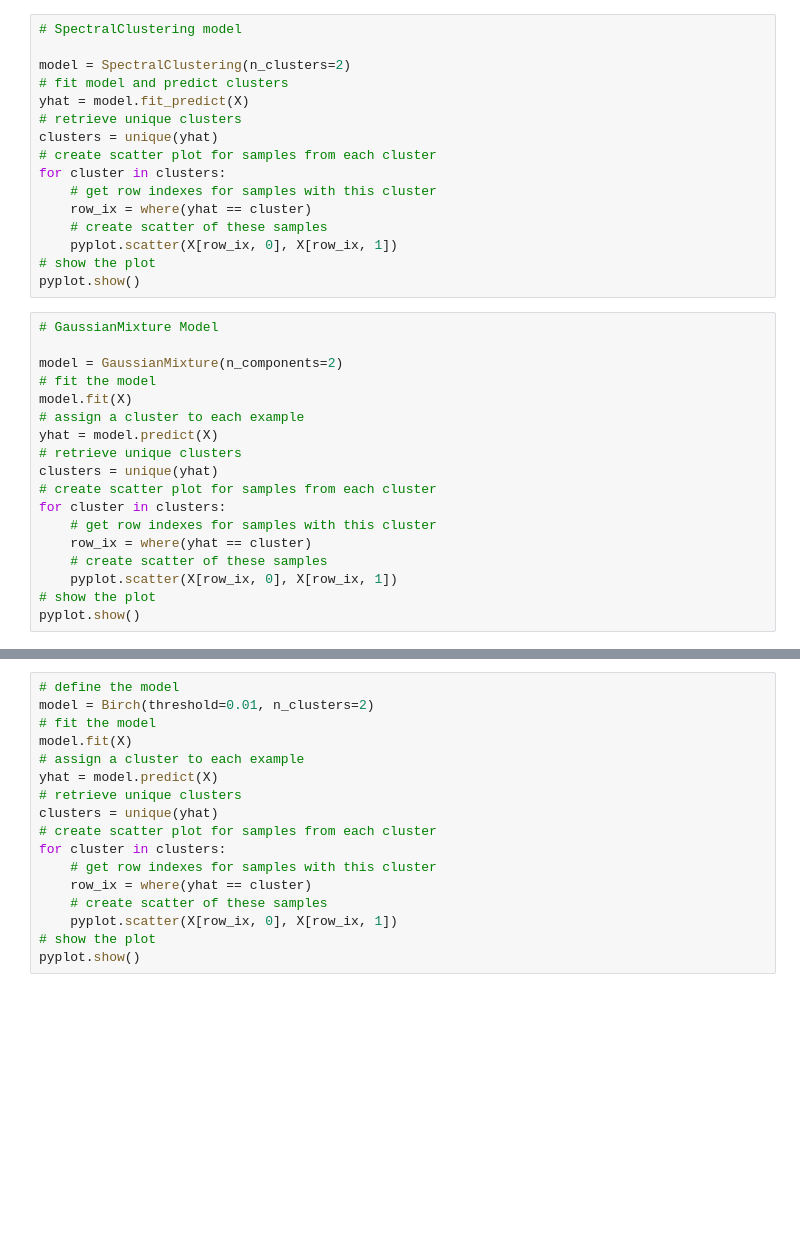
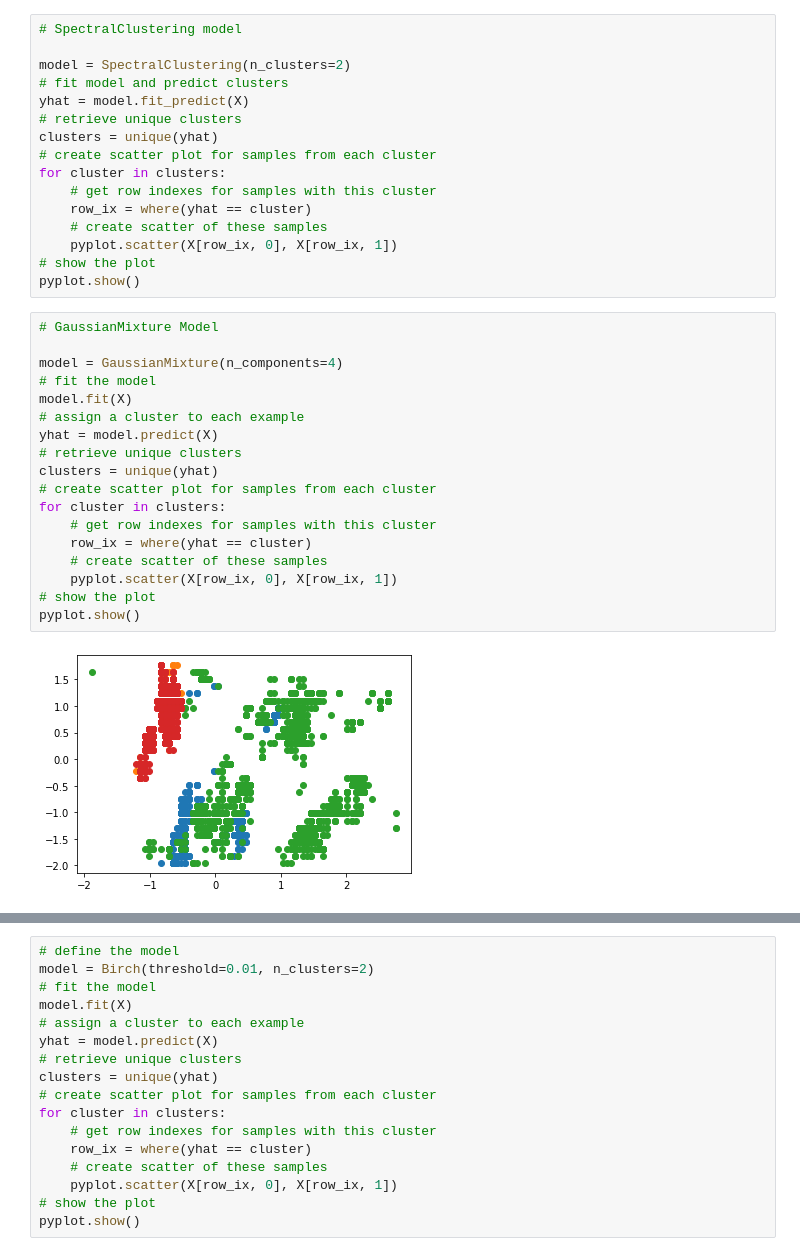
Before and after one commit to coy17a/2020DUCdatathon, a Jupyter notebook: DUC Wells Identification/Clustering_AL1.ipynb, the cells around one changed output, grey strips where cells are left out. Cells and saved outputs as stored; diff of their text form; blank space fills up the shorter version.

```diff
--- a/DUC Wells Identification/Clustering_AL1.ipynb
+++ b/DUC Wells Identification/Clustering_AL1.ipynb
@@ -137,21 +134,23 @@ pyplot.show()
 # %%
 # GaussianMixture Model
 
-model = GaussianMixture(n_components=2)
+model = GaussianMixture(n_components=4)
 # fit the model
 model.fit(X)
 # assign a cluster to each example
 yhat = model.predict(X)
 # retrieve unique clusters
 clusters = unique(yhat)
 # create scatter plot for samples from each cluster
 for cluster in clusters:
 	# get row indexes for samples with this cluster
 	row_ix = where(yhat == cluster)
 	# create scatter of these samples
 	pyplot.scatter(X[row_ix, 0], X[row_ix, 1])
 # show the plot
 pyplot.show()
+# %% [output]
+[figure, added]
 # %%
 # OPTICS Clustering model
 
```
Also changed, not shown: parts of 6 cells of this notebook, 19 other files.
